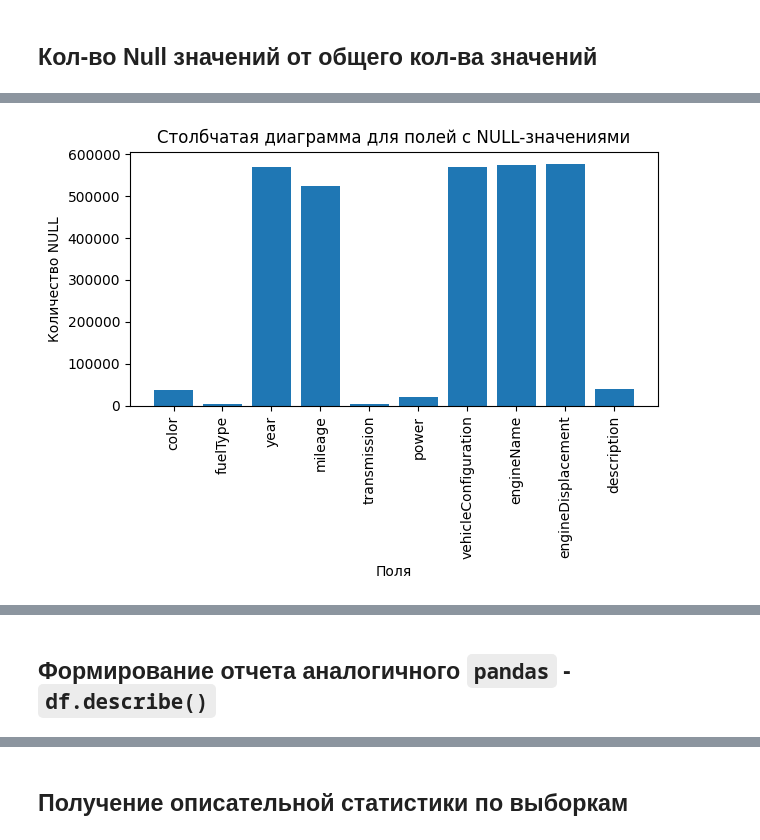
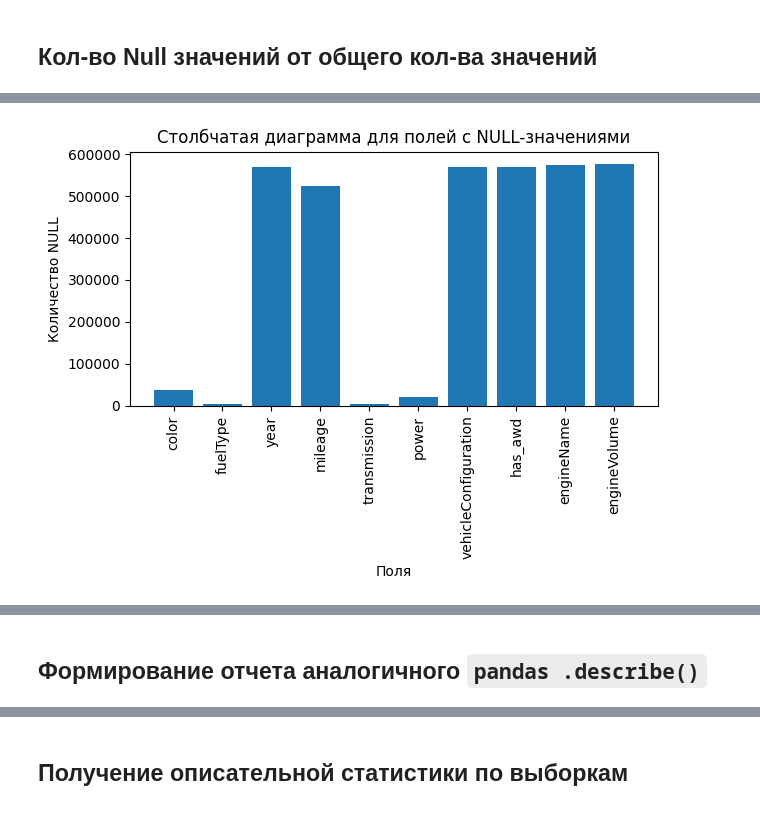
Before and after one commit to barmaley350/analytics, a Jupyter notebook: services/jupyter/notebooks/cars2_cc.ipynb, the cells around one changed output, grey strips where cells are left out. Drawn from its saved outputs; the diff is of its cells as text; code cells hidden in the pictures.

```diff
--- a/services/jupyter/notebooks/cars2_cc.ipynb
+++ b/services/jupyter/notebooks/cars2_cc.ipynb
@@ -44,7 +43,7 @@ local_host_name = "home-NMH-WDX9"
 docker_host_name = "service.db_clickhouse"
 
 db = "cars"
-table = "car_sales"
+table = "cars_sales"
 
 sample_percent = 0.01
 sample_count = 3
@@ -165,12 +238,12 @@ time: 6.3 ms (started: 2026-05-30 08:03:24 +03:00)
 # %%
-filtered_data = rez[rez["Null Count"] > 0]
+filtered_data = df_rez_null_count[df_rez_null_count["Null Count"] > 0]
 plt.bar(filtered_data["field"], filtered_data["Null Count"])
 
 plt.title("Столбчатая диаграмма для полей с NULL-значениями")
 plt.xlabel("Поля")
 plt.ylabel("Количество NULL")
 plt.xticks(rotation=90)
 plt.tight_layout()
 plt.show()
 # %% [output]
-[figure, old version]
+[figure, new version]
@@ -178,3 +251,3 @@ time: 134 ms (started: 2026-05-30 08:03:24 +03:00)
 # %% [markdown]
-## Формирование отчета аналогичного `pandas` -  `df.describe()`
+## Формирование отчета аналогичного `pandas .describe()`
 # %%
```
Also changed, not shown: parts of 22 cells of this notebook, 4 other files.
